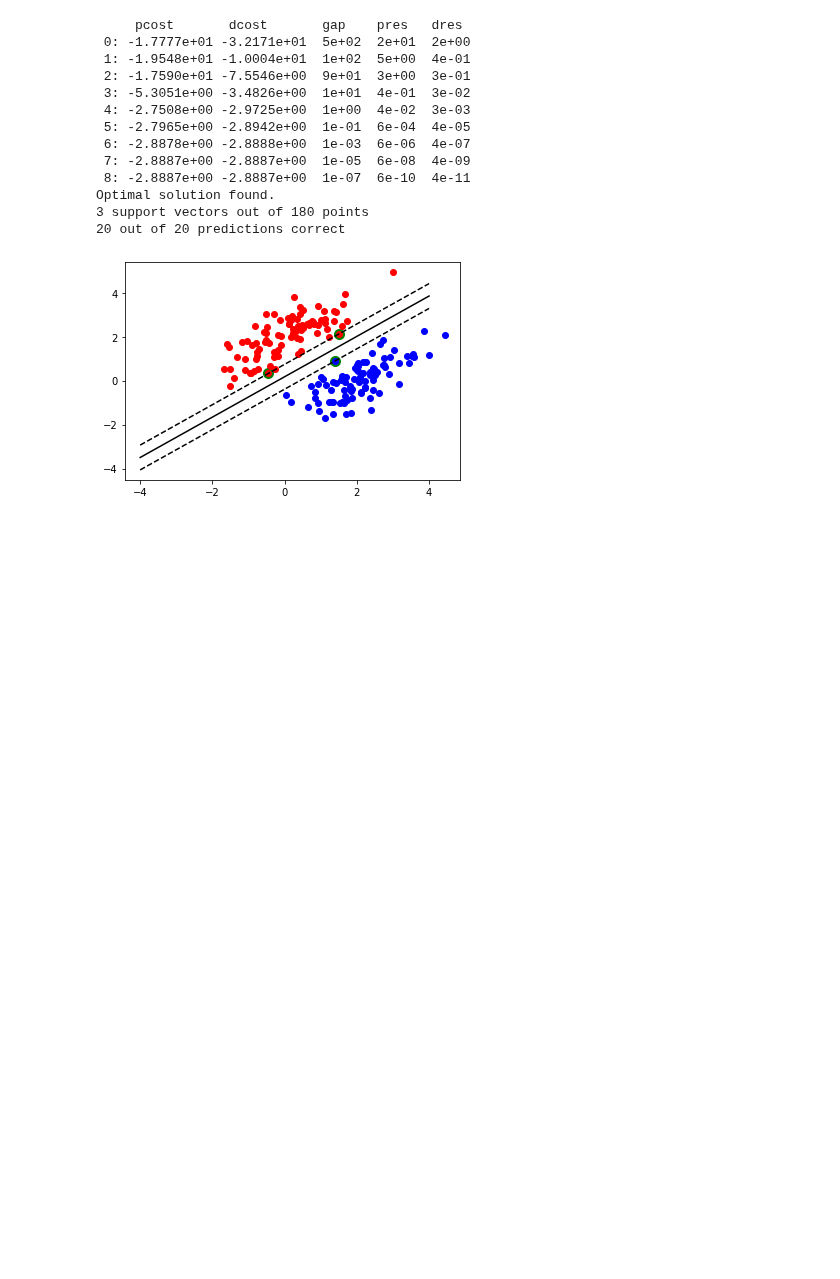
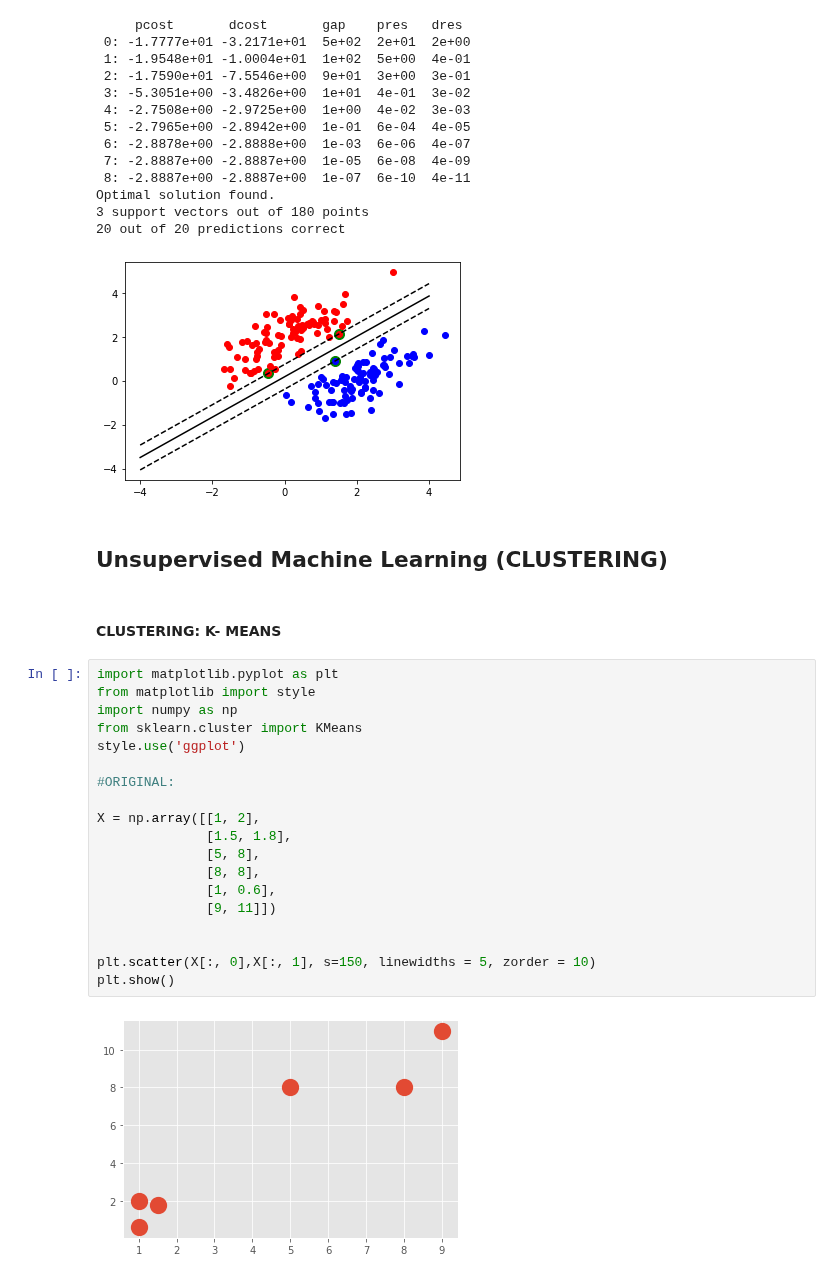
Before and after one commit to emetowinner/DataScience, a Jupyter notebook: DSN 70DaysOfML/DSN 70DaysOfML.ipynb, the cells around one changed output. Drawn from its saved outputs; the diff is of its cells as text; blank space fills up the shorter version.

Commit message:
clustering: K-Means

```diff
--- a/DSN 70DaysOfML/DSN 70DaysOfML.ipynb
+++ b/DSN 70DaysOfML/DSN 70DaysOfML.ipynb
@@ -748,3 +748,28 @@ Optimal solution found.
 3 support vectors out of 180 points
 20 out of 20 predictions correct
 [figure]
+# %% [markdown]
+## Unsupervised Machine Learning (CLUSTERING)
+# %% [markdown]
+#### CLUSTERING: K- MEANS
+# %%
+import matplotlib.pyplot as plt
+from matplotlib import style
+import numpy as np
+from sklearn.cluster import KMeans
+style.use('ggplot')
+
+#ORIGINAL:
+
+X = np.array([[1, 2],
+              [1.5, 1.8],
+              [5, 8],
+              [8, 8],
+              [1, 0.6],
+              [9, 11]])
+
+
+plt.scatter(X[:, 0],X[:, 1], s=150, linewidths = 5, zorder = 10)
+plt.show()
+# %% [output]
+[figure, added]
```
Also changed, not shown: parts of 3 cells of this notebook.
